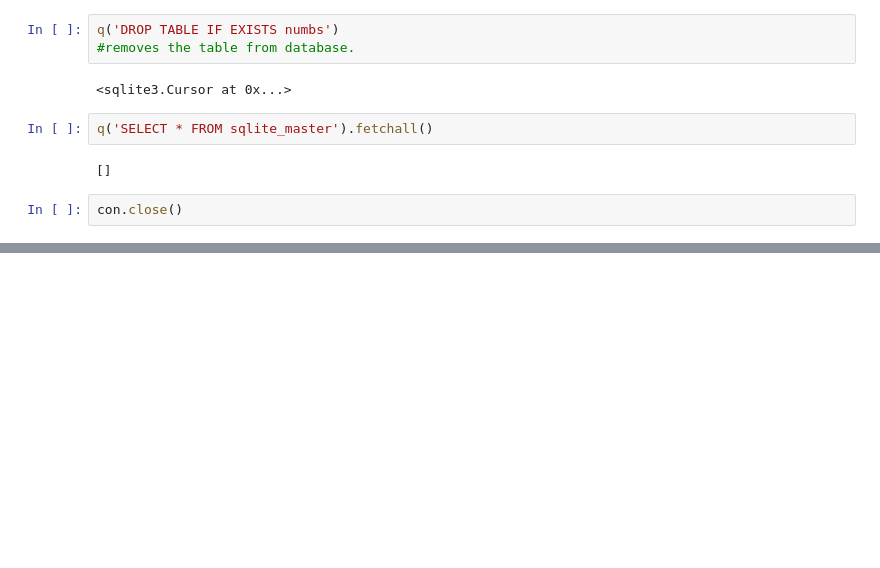
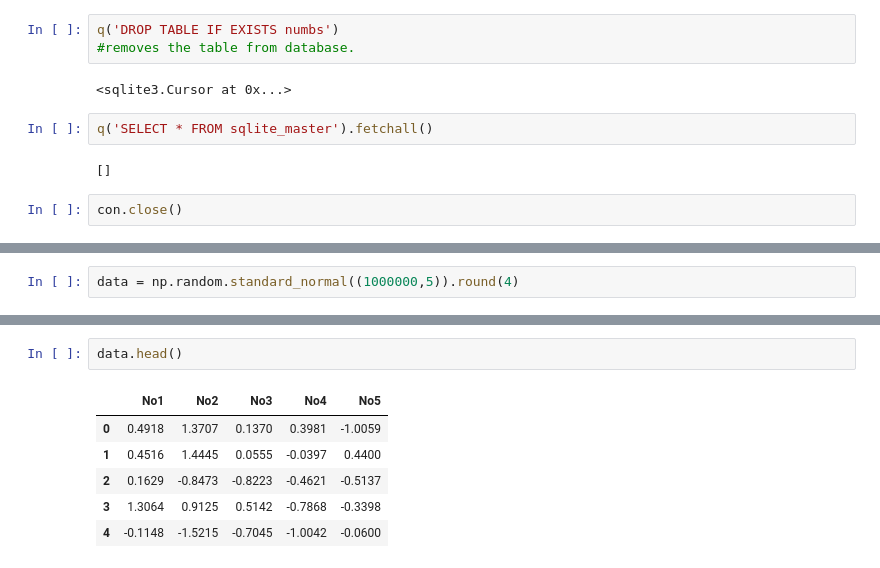
Before and after one commit to Youngsoo1024/Python_Finance, a Jupyter notebook: Chap9/ch9_test.ipynb, the cells around one changed output, grey strips where cells are left out. Saved outputs shown, nothing was run; the diff lists cells and outputs as text; blank space fills up the shorter version.

```diff
--- a/Chap9/ch9_test.ipynb
+++ b/Chap9/ch9_test.ipynb
@@ -314,0 +402,2 @@ con.close()
+# %%
+data = np.random.standard_normal((1000000,5)).round(4)
@@ -314,0 +466,9 @@ con.close()
+# %%
+data.head()
+# %% [output]
+|  | No1 | No2 | No3 | No4 | No5 |
+| 0 | 0.4918 | 1.3707 | 0.1370 | 0.3981 | -1.0059 |
+| 1 | 0.4516 | 1.4445 | 0.0555 | -0.0397 | 0.4400 |
+| 2 | 0.1629 | -0.8473 | -0.8223 | -0.4621 | -0.5137 |
+| 3 | 1.3064 | 0.9125 | 0.5142 | -0.7868 | -0.3398 |
+| 4 | -0.1148 | -1.5215 | -0.7045 | -1.0042 | -0.0600 |
```
Also changed, not shown: parts of 56 cells of this notebook, 4 other files.
